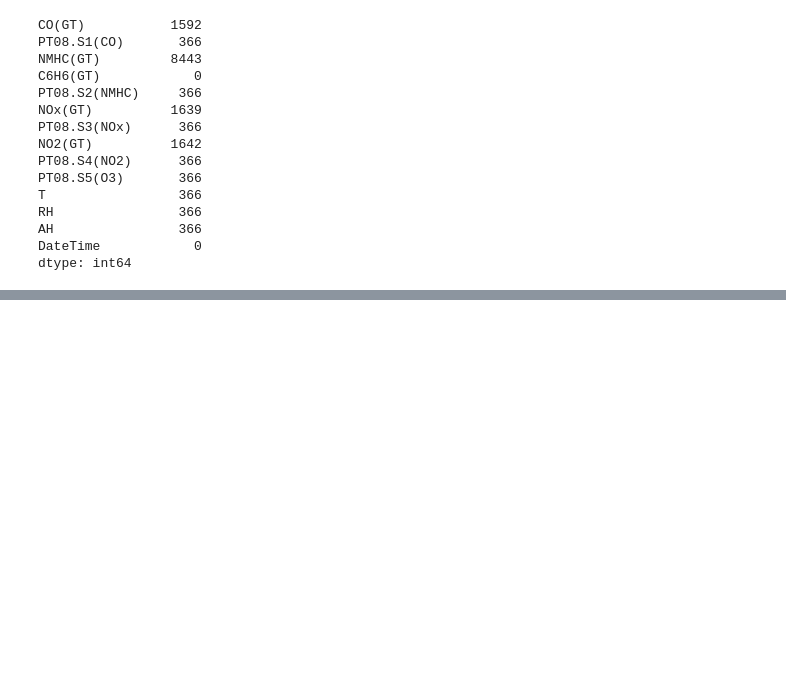
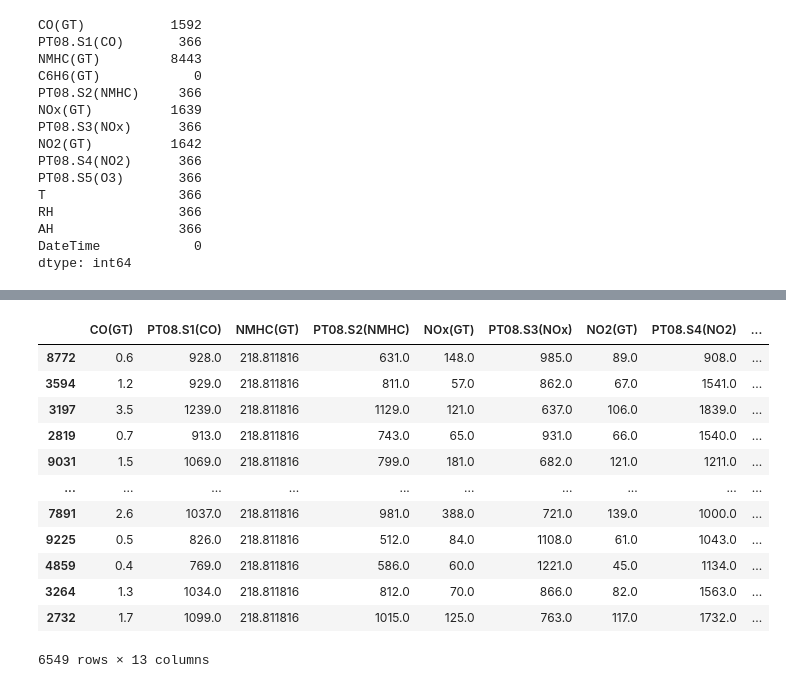
Before and after one commit to SilverJim/MachineLearningAssignments, a Jupyter notebook: Assignment1/CPSC_5616EL_A1_G8.ipynb, the cells around one changed output, grey strips where cells are left out. Saved outputs shown, nothing was run; the diff lists cells and outputs as text; code cells hidden in the pictures; blank space fills up the shorter version.

Commit message:
add test between group A and B

```diff
--- a/Assignment1/CPSC_5616EL_A1_G8.ipynb
+++ b/Assignment1/CPSC_5616EL_A1_G8.ipynb
@@ -184 +158,26 @@ train_df
+# %%
+processed_df_a = processed_df.copy()  # Create dataframe copy for group A: keep rows and columns with majority of null values
+
+# Fill missing values with the mean of each column
+processed_df_a.fillna(processed_df_a.mean(), inplace=True)
+
+# Call the data_split function with the 'processed_df' DataFrame as input and store the results in separate variables
+train_df_a, valid_df_a, test_df_a = data_split(processed_df_a)
+
+# Display the training
+train_df_a
+# %% [output]
+|  | CO(GT) | PT08.S1(CO) | NMHC(GT) | PT08.S2(NMHC) | NOx(GT) | PT08.S3(NOx) | NO2(GT) | PT08.S4(NO2) | ... |
+| 8772 | 0.6 | 928.0 | 218.811816 | 631.0 | 148.0 | 985.0 | 89.0 | 908.0 | ... |
+| 3594 | 1.2 | 929.0 | 218.811816 | 811.0 | 57.0 | 862.0 | 67.0 | 1541.0 | ... |
+| 3197 | 3.5 | 1239.0 | 218.811816 | 1129.0 | 121.0 | 637.0 | 106.0 | 1839.0 | ... |
+| 2819 | 0.7 | 913.0 | 218.811816 | 743.0 | 65.0 | 931.0 | 66.0 | 1540.0 | ... |
+| 9031 | 1.5 | 1069.0 | 218.811816 | 799.0 | 181.0 | 682.0 | 121.0 | 1211.0 | ... |
+| ... | ... | ... | ... | ... | ... | ... | ... | ... | ... |
+| 7891 | 2.6 | 1037.0 | 218.811816 | 981.0 | 388.0 | 721.0 | 139.0 | 1000.0 | ... |
+| 9225 | 0.5 | 826.0 | 218.811816 | 512.0 | 84.0 | 1108.0 | 61.0 | 1043.0 | ... |
+| 4859 | 0.4 | 769.0 | 218.811816 | 586.0 | 60.0 | 1221.0 | 45.0 | 1134.0 | ... |
+| 3264 | 1.3 | 1034.0 | 218.811816 | 812.0 | 70.0 | 866.0 | 82.0 | 1563.0 | ... |
+| 2732 | 1.7 | 1099.0 | 218.811816 | 1015.0 | 125.0 | 763.0 | 117.0 | 1732.0 | ... |
+6549 rows × 13 columns
 # %%
```
Also changed, not shown: parts of 14 cells of this notebook.
